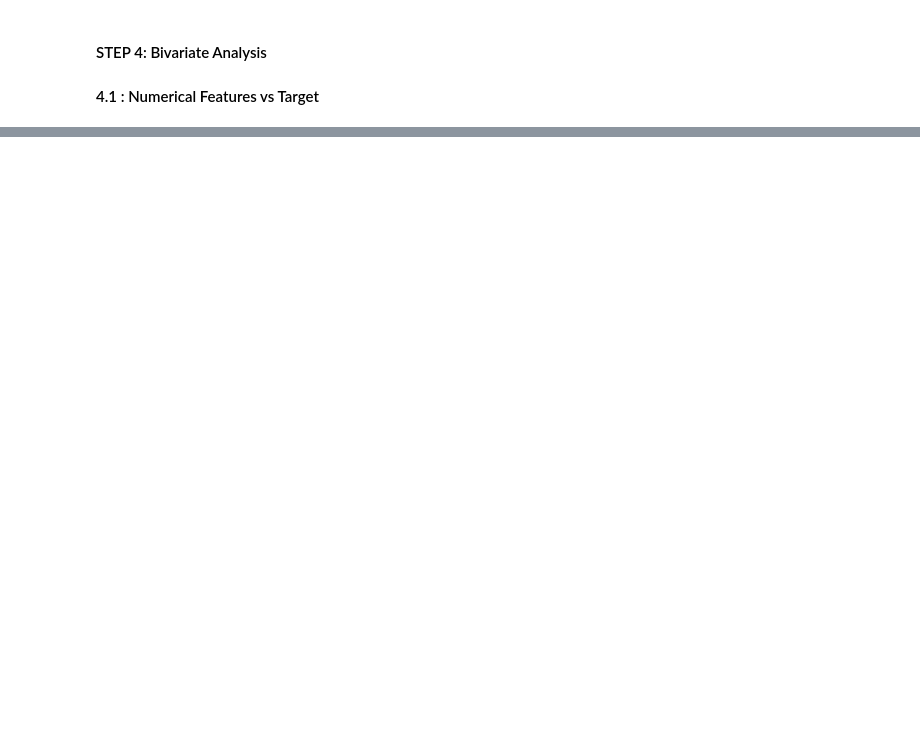
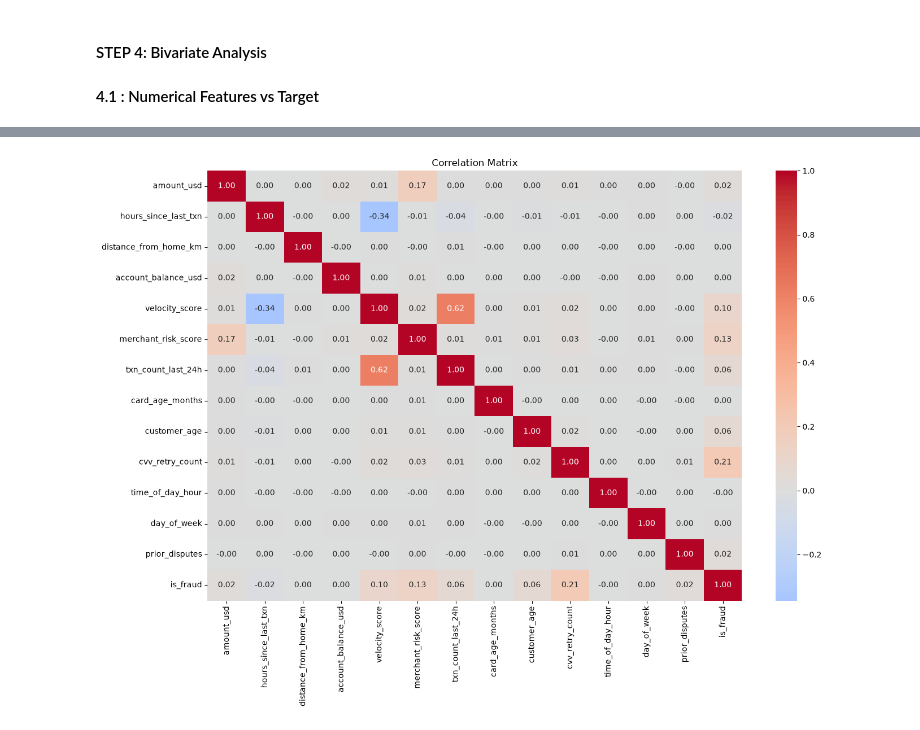
Before and after one commit to PravinMaleya/credit-card-fraud-detection, a Jupyter notebook: notebooks/01_eda.ipynb, the cells around one changed output, grey strips where cells are left out. Saved outputs shown, nothing was run; the diff lists cells and outputs as text; code cells hidden in the pictures; blank space fills up the shorter version.

```diff
--- a/notebooks/01_eda.ipynb
+++ b/notebooks/01_eda.ipynb
@@ -379,0 +670,8 @@ Name: proportion, dtype: float64
+# %%
+numerical_cols = continuous_cols + discrete_cols
+# %%
+correlation_cols = numerical_cols + ["is_fraud"]
+
+correlation_matrix = train_df[correlation_cols].corr()
+
+correlation_matrix
@@ -379,0 +694,16 @@ Name: proportion, dtype: float64
+# %%
+plt.figure(figsize=(14, 10))
+
+sns.heatmap(
+    correlation_matrix,
+    annot=True,
+    cmap="coolwarm",
+    center=0,
+    fmt=".2f"
+)
+
+plt.title("Correlation Matrix")
+plt.tight_layout()
+plt.show()
+# %% [output]
+[figure, added]
```
Also changed, not shown: parts of 40 cells of this notebook, 2 other files.
